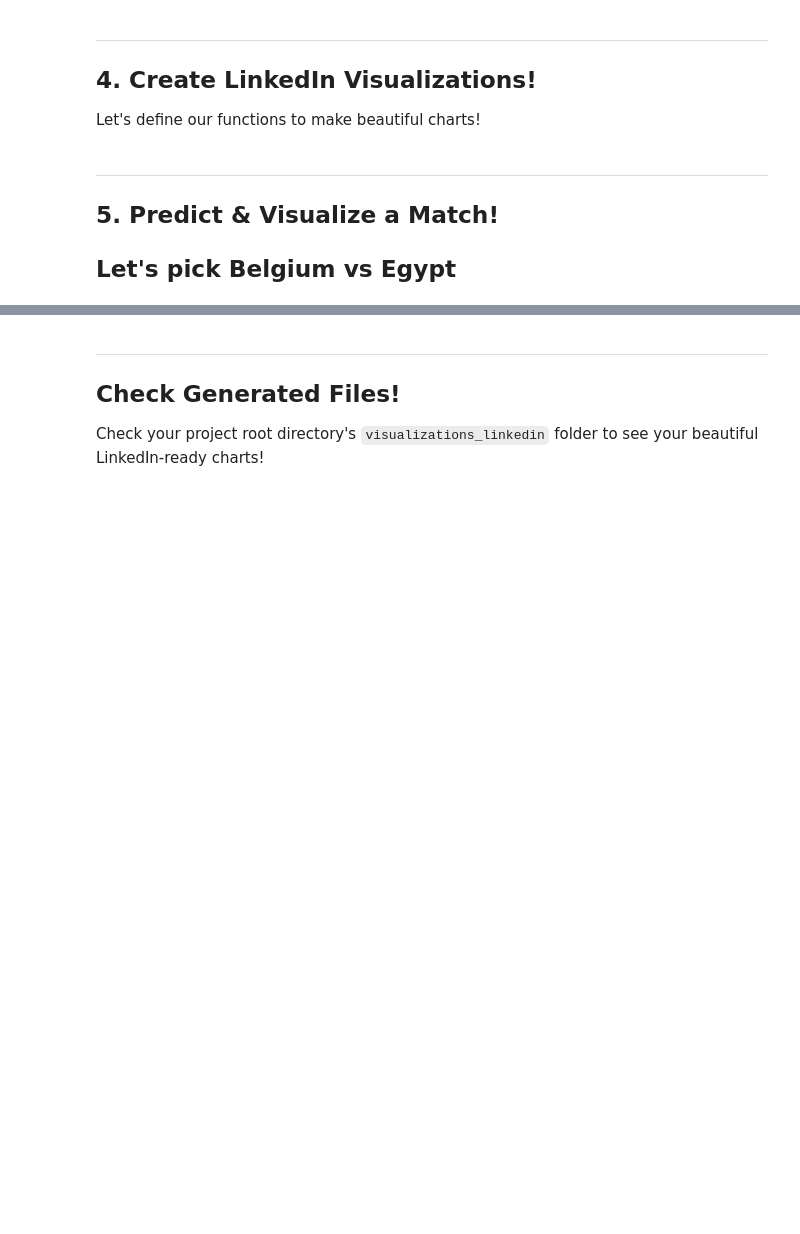
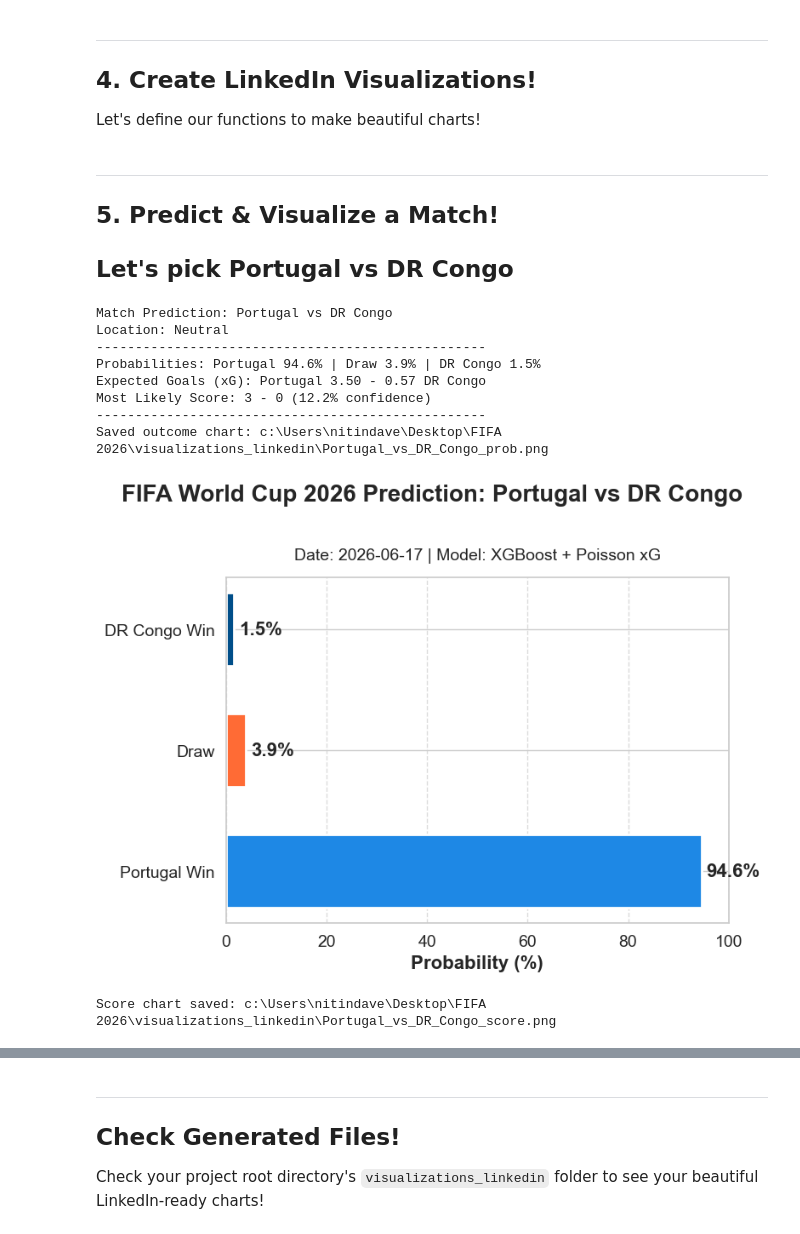
Before and after one commit to nitindavegit/FIFA-2026-Predictions, a Jupyter notebook: notebooks/04_LinkedIn_Presentation.ipynb, the cells around one changed output, grey strips where cells are left out. Saved outputs shown, nothing was run; the diff lists cells and outputs as text; code cells hidden in the pictures; blank space fills up the shorter version.

```diff
--- a/notebooks/04_LinkedIn_Presentation.ipynb
+++ b/notebooks/04_LinkedIn_Presentation.ipynb
@@ -172,4 +172,21 @@ def generate_score_heatmap(home_team, away_team, home_xg, away_xg, date_str="202
 ---
 ## 5. Predict & Visualize a Match!
 
-## Let's pick Belgium vs Egypt
+## Let's pick Portugal vs DR Congo
+# %%
+pred = predict_match("Portugal", "DR Congo")
+if pred:
+    probs, (home_xg, away_xg) = pred['probs'], pred['xg']
+    generate_outcome_chart("Portugal", "DR Congo", probs)
+    generate_score_heatmap("Portugal", "DR Congo", home_xg, away_xg)
+# %% [output]
+Match Prediction: Portugal vs DR Congo
+Location: Neutral
+--------------------------------------------------
+Probabilities: Portugal 94.6% | Draw 3.9% | DR Congo 1.5%
+Expected Goals (xG): Portugal 3.50 - 0.57 DR Congo
+Most Likely Score: 3 - 0 (12.2% confidence)
+--------------------------------------------------
+Saved outcome chart: c:\Users\nitindave\Desktop\FIFA 2026\visualizations_linkedin\Portugal_vs_DR_Congo_prob.png
+[figure, added]
+Score chart saved: c:\Users\nitindave\Desktop\FIFA 2026\visualizations_linkedin\Portugal_vs_DR_Congo_score.png
```
Also changed, not shown: parts of 14 cells of this notebook.
